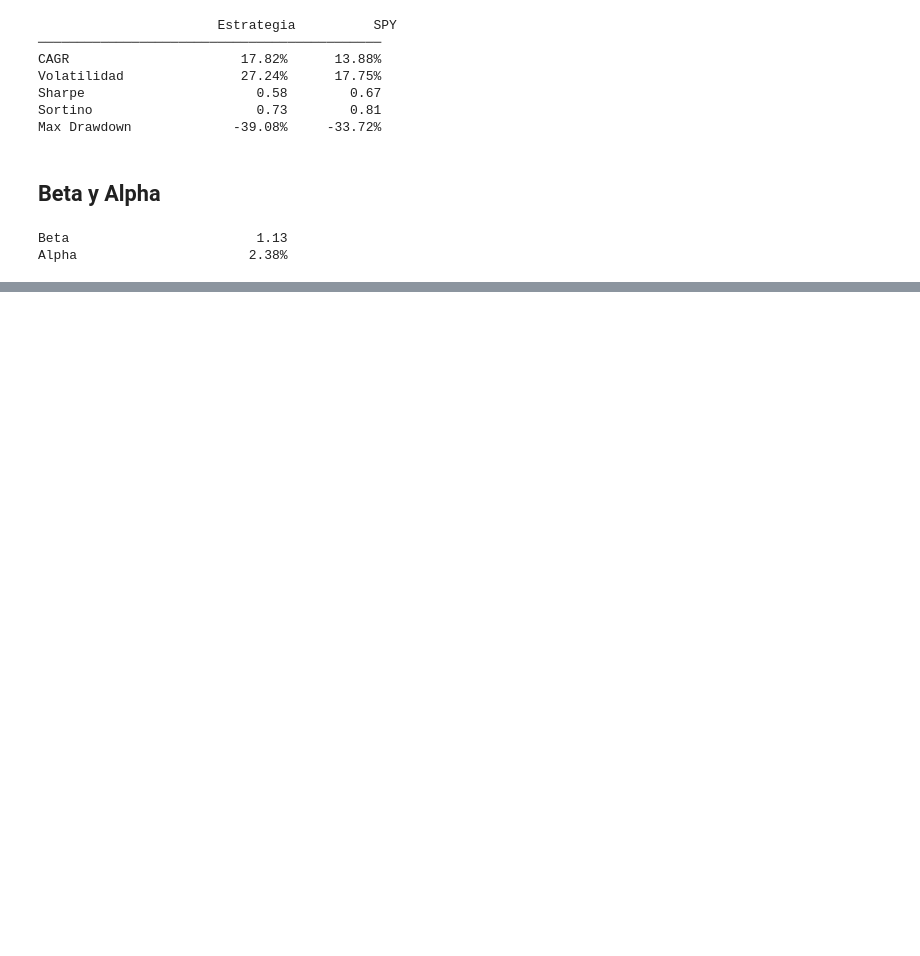
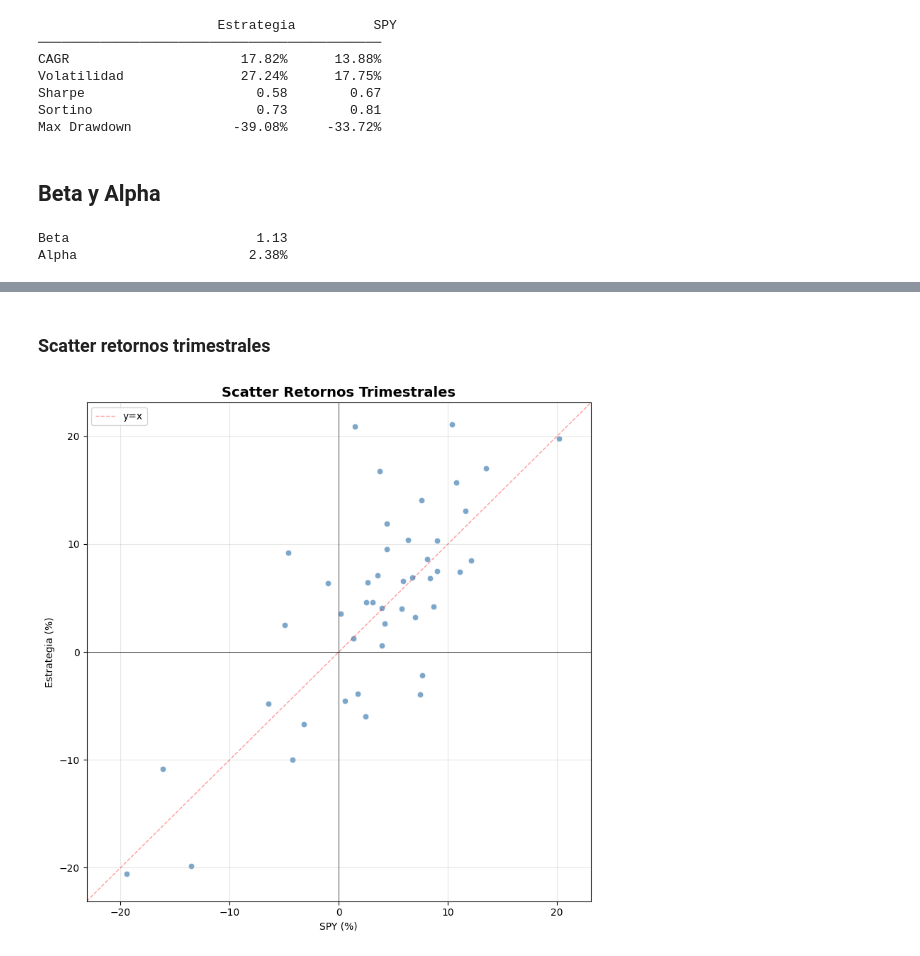
Before and after one commit to Juanjod54/MIAX_TB2.6, a Jupyter notebook: 5_analysis.ipynb, the cells around one changed output, grey strips where cells are left out. Saved outputs shown, nothing was run; the diff lists cells and outputs as text; code cells hidden in the pictures; blank space fills up the shorter version.

```diff
--- a/5_analysis.ipynb
+++ b/5_analysis.ipynb
@@ -196,0 +187,29 @@ plt.show()
+# %% [markdown]
+### Scatter retornos trimestrales
+# %%
+portfolio_daily['quarter'] = portfolio_daily['date'].dt.to_period('Q')
+spy['quarter'] = spy['date'].dt.to_period('Q')
+
+quarterly_strategy = portfolio_daily.groupby('quarter')['daily_return'].apply(lambda x: (1+x).prod()-1)
+quarterly_spy = spy.groupby('quarter')['daily_return'].apply(lambda x: (1+x).prod()-1)
+common_q = quarterly_strategy.index.intersection(quarterly_spy.index)
+
+fig, ax = plt.subplots(figsize=(8, 8))
+ax.scatter(quarterly_spy[common_q] * 100, quarterly_strategy[common_q] * 100,
+           color='steelblue', alpha=0.7, edgecolors='white', linewidth=0.5)
+lim = max(abs(quarterly_spy[common_q]).max(), abs(quarterly_strategy[common_q]).max()) * 100 + 2
+ax.axhline(0, color='black', linewidth=0.5)
+ax.axvline(0, color='black', linewidth=0.5)
+ax.plot([-lim, lim], [-lim, lim], 'r--', alpha=0.4, linewidth=1, label='y=x')
+ax.set_xlim(-lim, lim)
+ax.set_ylim(-lim, lim)
+ax.set_title('Scatter Retornos Trimestrales', fontsize=14, fontweight='bold')
+ax.set_xlabel('SPY (%)')
+ax.set_ylabel('Estrategia (%)')
+ax.legend()
+ax.grid(True, alpha=0.3)
+plt.tight_layout()
+plt.savefig('resources/grafico3_scatter_trimestral.png', dpi=150, bbox_inches='tight')
+plt.show()
+# %% [output]
+[figure, added]
```
Also changed, not shown: parts of 20 cells of this notebook.
